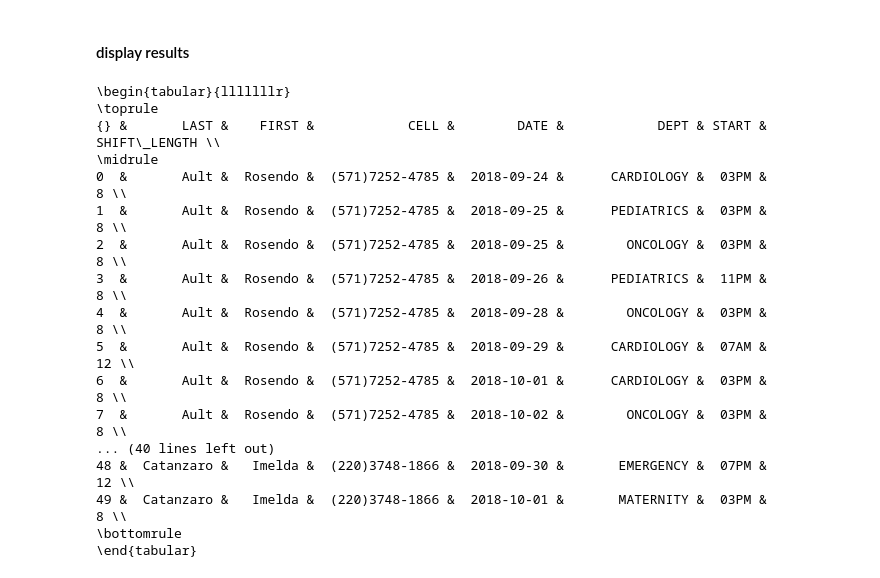
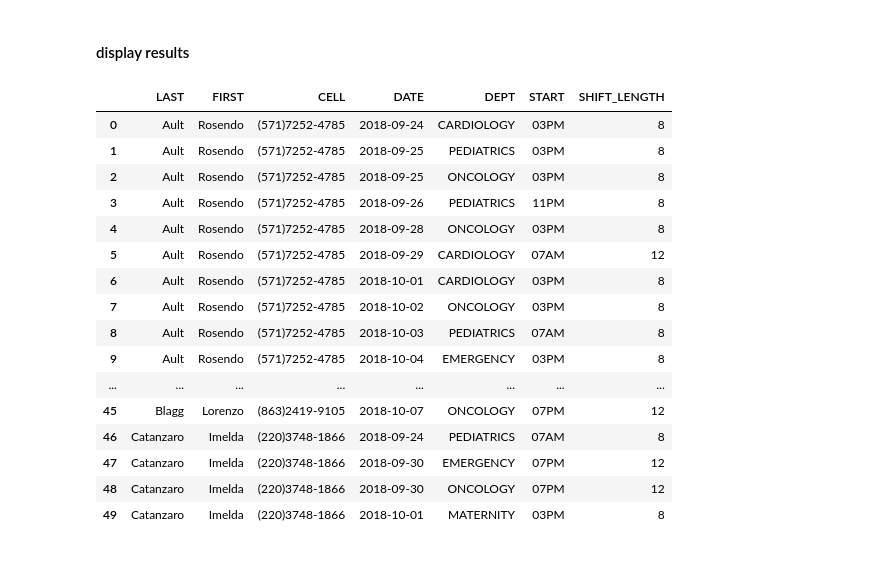
Before and after one commit to karenyyy/data_science, a Jupyter notebook: Datasci_Fall_18/cs431/HW/hw5/hw5.ipynb, the cells around one changed output. Drawn from its saved outputs; the diff is of its cells as text; code cells hidden in the pictures.

```diff
--- a/Datasci_Fall_18/cs431/HW/hw5/hw5.ipynb
+++ b/Datasci_Fall_18/cs431/HW/hw5/hw5.ipynb
@@ -23,7 +23,7 @@ class DataSqlLoader:
                'root',
                '',
                database)
-        self.c = db.cursor()
+        self.c = self.db.cursor()
 
     # convert the shift and schedule time to `time` format compatible in MySQL
     def convert_time_format(self, time):
@@ -87,8 +87,8 @@ class DataSqlLoader:
             query = query.replace(r",)",")")
             # print(query)
             try:
-                c.execute(query)
-                db.commit()
+                self.c.execute(query)
+                self.db.commit()
             except Exception as e:
                 print(e)
 
@@ -96,19 +96,19 @@ class DataSqlLoader:
         self.db.close()
 # %%
 dsl = DataSqlLoader('cs431_project')
-dsl.creat_tables()
+# dsl.creat_tables()
 
-schedule['start_time'] = list(map(lambda x: dsl.convert_time_format(x),
-                                  schedule['start_time']))
-shift['from_time'] = list(map(lambda x: dsl.convert_time_format(x),
-                              shift['from_time']))
-schedule['date'] = list(map(lambda x: dsl.convert_date_format(x),
-                            schedule['date']))
+# schedule['start_time'] = list(map(lambda x: dsl.convert_time_format(x),
+#                                   schedule['start_time']))
+# shift['from_time'] = list(map(lambda x: dsl.convert_time_format(x),
+#                               shift['from_time']))
+# schedule['date'] = list(map(lambda x: dsl.convert_date_format(x),
+#                             schedule['date']))
 
-dsl.insert_into_tables(department, 'department')
-dsl.insert_into_tables(shift, 'shift')
-dsl.insert_into_tables(schedule,'schedule')
-dsl.insert_into_tables(employees, 'employees')
+# dsl.insert_into_tables(department, 'department')
+# dsl.insert_into_tables(shift, 'shift')
+# dsl.insert_into_tables(schedule,'schedule')
+# dsl.insert_into_tables(employees, 'employees')
 # %% [markdown]
 ### SQL Query
 # %%
@@ -123,31 +124,31 @@ order by LAST, DATE, START, SHIFT_LENGTH asc, DEPT desc;
 # %%
 query = '''
     select e.lastname as LAST, e.firstname as FIRST, e.cellphone as CELL,
        s.date as DATE, d.department_name as DEPT,
        date_format(s.start_time, "%I%p") as START, s.shift_length as SHIFT_LENGTH
 from department as d, employees as e, schedule as s
 where s.dept=d.department_name
 and s.empid=e.empid
-order by LAST, DATE, START, SHIFT_LENGTH asc, DEPT desc limit 50;
+order by LAST, FIRST, DATE, START, SHIFT_LENGTH asc limit 50;
 '''
 
 df = pd.read_sql(query, dsl.db)
-print(df.to_latex())
+df
 # %% [output]
-\begin{tabular}{lllllllr}
-\toprule
-{} &       LAST &    FIRST &            CELL &        DATE &            DEPT & START &  SHIFT\_LENGTH \\
-\midrule
-0  &       Ault &  Rosendo &  (571)7252-4785 &  2018-09-24 &      CARDIOLOGY &  03PM &             8 \\
-1  &       Ault &  Rosendo &  (571)7252-4785 &  2018-09-25 &      PEDIATRICS &  03PM &             8 \\
-2  &       Ault &  Rosendo &  (571)7252-4785 &  2018-09-25 &        ONCOLOGY &  03PM &             8 \\
-3  &       Ault &  Rosendo &  (571)7252-4785 &  2018-09-26 &      PEDIATRICS &  11PM &             8 \\
-4  &       Ault &  Rosendo &  (571)7252-4785 &  2018-09-28 &        ONCOLOGY &  03PM &             8 \\
-5  &       Ault &  Rosendo &  (571)7252-4785 &  2018-09-29 &      CARDIOLOGY &  07AM &            12 \\
-6  &       Ault &  Rosendo &  (571)7252-4785 &  2018-10-01 &      CARDIOLOGY &  03PM &             8 \\
-7  &       Ault &  Rosendo &  (571)7252-4785 &  2018-10-02 &        ONCOLOGY &  03PM &             8 \\
-... (40 lines left out)
-48 &  Catanzaro &   Imelda &  (220)3748-1866 &  2018-09-30 &       EMERGENCY &  07PM &            12 \\
-49 &  Catanzaro &   Imelda &  (220)3748-1866 &  2018-10-01 &       MATERNITY &  03PM &             8 \\
-\bottomrule
-\end{tabular}
+|  | LAST | FIRST | CELL | DATE | DEPT | START | SHIFT_LENGTH |
+| 0 | Ault | Rosendo | (571)7252-4785 | 2018-09-24 | CARDIOLOGY | 03PM | 8 |
+| 1 | Ault | Rosendo | (571)7252-4785 | 2018-09-25 | PEDIATRICS | 03PM | 8 |
+| 2 | Ault | Rosendo | (571)7252-4785 | 2018-09-25 | ONCOLOGY | 03PM | 8 |
+| 3 | Ault | Rosendo | (571)7252-4785 | 2018-09-26 | PEDIATRICS | 11PM | 8 |
+| 4 | Ault | Rosendo | (571)7252-4785 | 2018-09-28 | ONCOLOGY | 03PM | 8 |
+| 5 | Ault | Rosendo | (571)7252-4785 | 2018-09-29 | CARDIOLOGY | 07AM | 12 |
+| 6 | Ault | Rosendo | (571)7252-4785 | 2018-10-01 | CARDIOLOGY | 03PM | 8 |
+| 7 | Ault | Rosendo | (571)7252-4785 | 2018-10-02 | ONCOLOGY | 03PM | 8 |
+| 8 | Ault | Rosendo | (571)7252-4785 | 2018-10-03 | PEDIATRICS | 07AM | 8 |
+| 9 | Ault | Rosendo | (571)7252-4785 | 2018-10-04 | EMERGENCY | 03PM | 8 |
+| ... | ... | ... | ... | ... | ... | ... | ... |
+| 45 | Blagg | Lorenzo | (863)2419-9105 | 2018-10-07 | ONCOLOGY | 07PM | 12 |
+| 46 | Catanzaro | Imelda | (220)3748-1866 | 2018-09-24 | PEDIATRICS | 07AM | 8 |
+| 47 | Catanzaro | Imelda | (220)3748-1866 | 2018-09-30 | EMERGENCY | 07PM | 12 |
+| 48 | Catanzaro | Imelda | (220)3748-1866 | 2018-09-30 | ONCOLOGY | 07PM | 12 |
+| 49 | Catanzaro | Imelda | (220)3748-1866 | 2018-10-01 | MATERNITY | 03PM | 8 |
```
Also changed, not shown: parts of 1 cell of this notebook, 45 other files.
